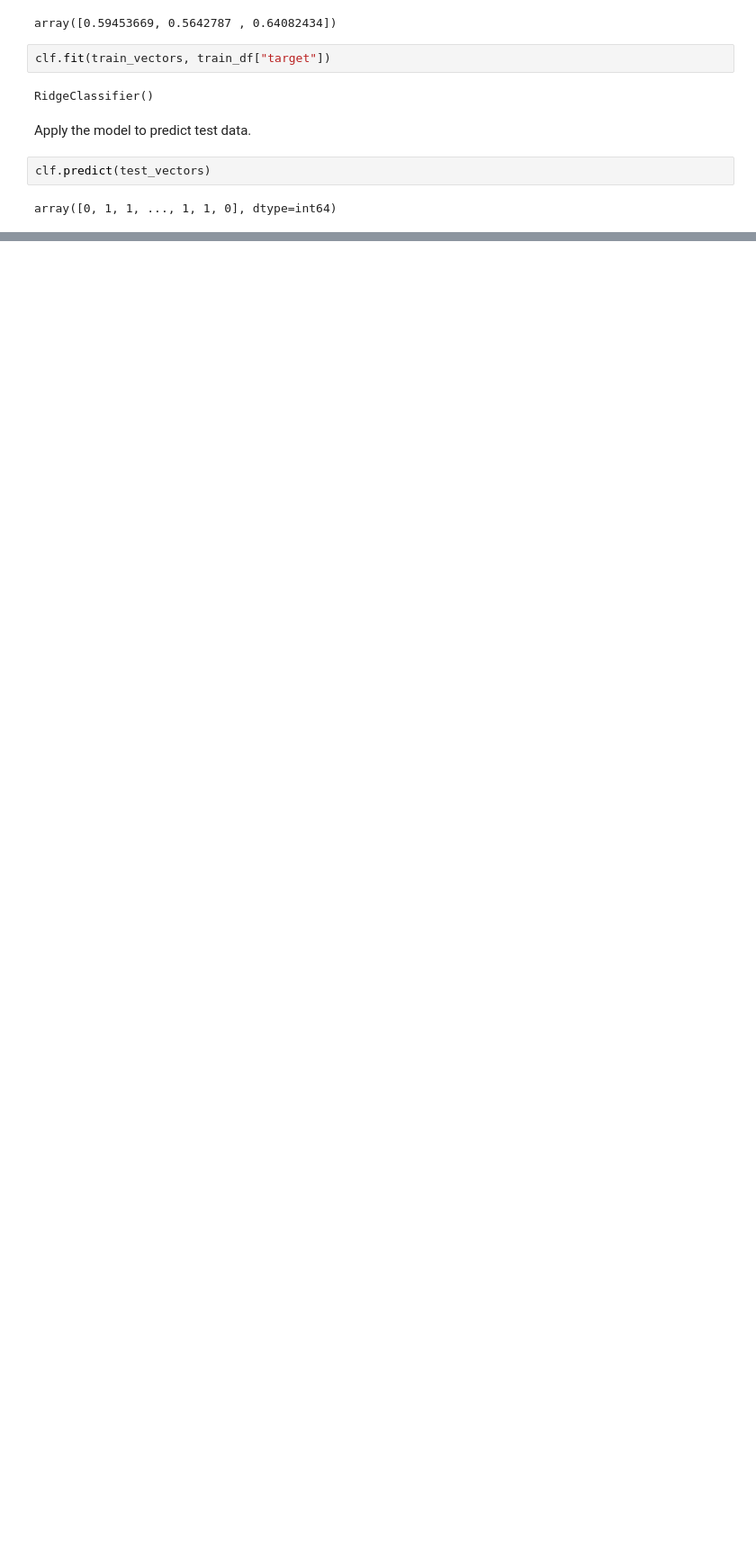
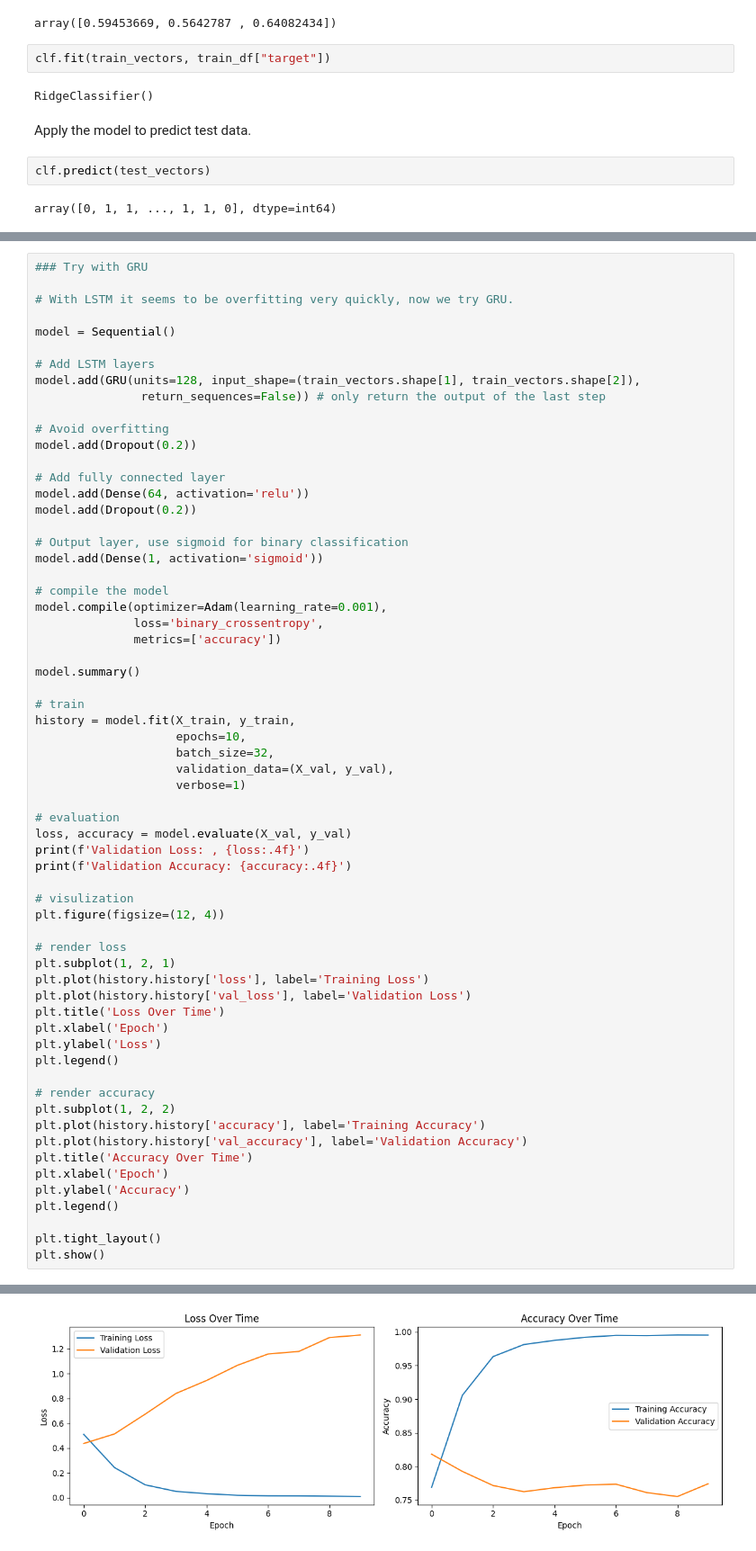
Before and after one commit to nchen/ml3-disaster-tweets, a Jupyter notebook: Disaster-Tweets.ipynb, the cells around one changed output, grey strips where cells are left out. Shown: that part at 90% size. Saved outputs shown, nothing was run; the diff lists cells and outputs as text; blank space fills up the shorter version.

```diff
--- a/Disaster-Tweets.ipynb
+++ b/Disaster-Tweets.ipynb
@@ -275,0 +438,64 @@ We achieved `76.6%` validation accuracy with the LSTM model, not too bad!
+# %%
+### Try with GRU
+
+# With LSTM it seems to be overfitting very quickly, now we try GRU.
+
+model = Sequential()
+
+# Add LSTM layers
+model.add(GRU(units=128, input_shape=(train_vectors.shape[1], train_vectors.shape[2]),
+               return_sequences=False)) # only return the output of the last step
+
+# Avoid overfitting
+model.add(Dropout(0.2))
+
+# Add fully connected layer
+model.add(Dense(64, activation='relu'))
+model.add(Dropout(0.2))
+
+# Output layer, use sigmoid for binary classification
+model.add(Dense(1, activation='sigmoid'))
+
+# compile the model
+model.compile(optimizer=Adam(learning_rate=0.001),
+              loss='binary_crossentropy',
+              metrics=['accuracy'])
+
+model.summary()
+
+# train
+history = model.fit(X_train, y_train,
+                    epochs=10,
+                    batch_size=32,
+                    validation_data=(X_val, y_val),
+                    verbose=1)
+
+# evaluation
+loss, accuracy = model.evaluate(X_val, y_val)
+print(f'Validation Loss: , {loss:.4f}')
+print(f'Validation Accuracy: {accuracy:.4f}')
+
+# visulization
+plt.figure(figsize=(12, 4))
+
+# render loss
+plt.subplot(1, 2, 1)
+plt.plot(history.history['loss'], label='Training Loss')
+plt.plot(history.history['val_loss'], label='Validation Loss')
+plt.title('Loss Over Time')
+plt.xlabel('Epoch')
+plt.ylabel('Loss')
+plt.legend()
+
+# render accuracy
+plt.subplot(1, 2, 2)
+plt.plot(history.history['accuracy'], label='Training Accuracy')
+plt.plot(history.history['val_accuracy'], label='Validation Accuracy')
+plt.title('Accuracy Over Time')
+plt.xlabel('Epoch')
+plt.ylabel('Accuracy')
+plt.legend()
+
+plt.tight_layout()
+plt.show()
+# %% [output]
@@ -275,0 +519 @@ We achieved `76.6%` validation accuracy with the LSTM model, not too bad!
+[figure, added]
```
Also changed, not shown: parts of 48 cells of this notebook, 1 other file.
